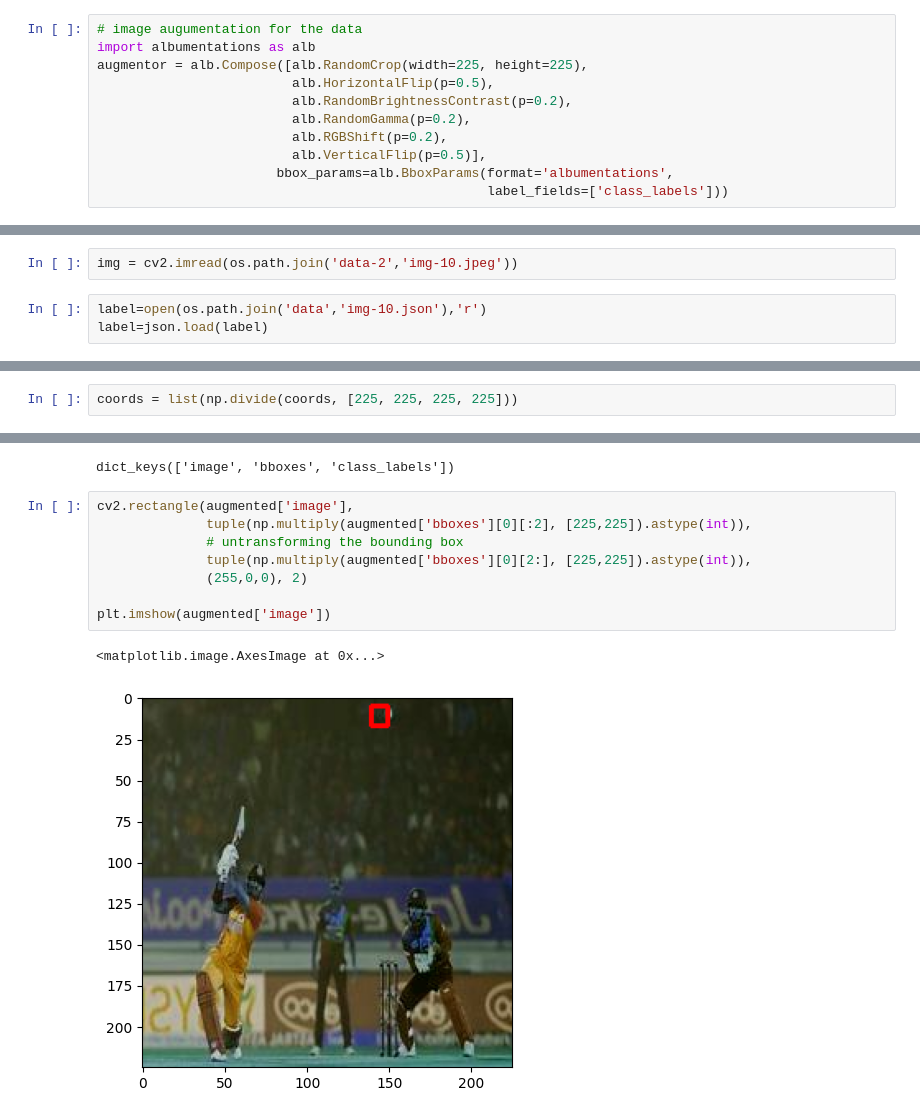
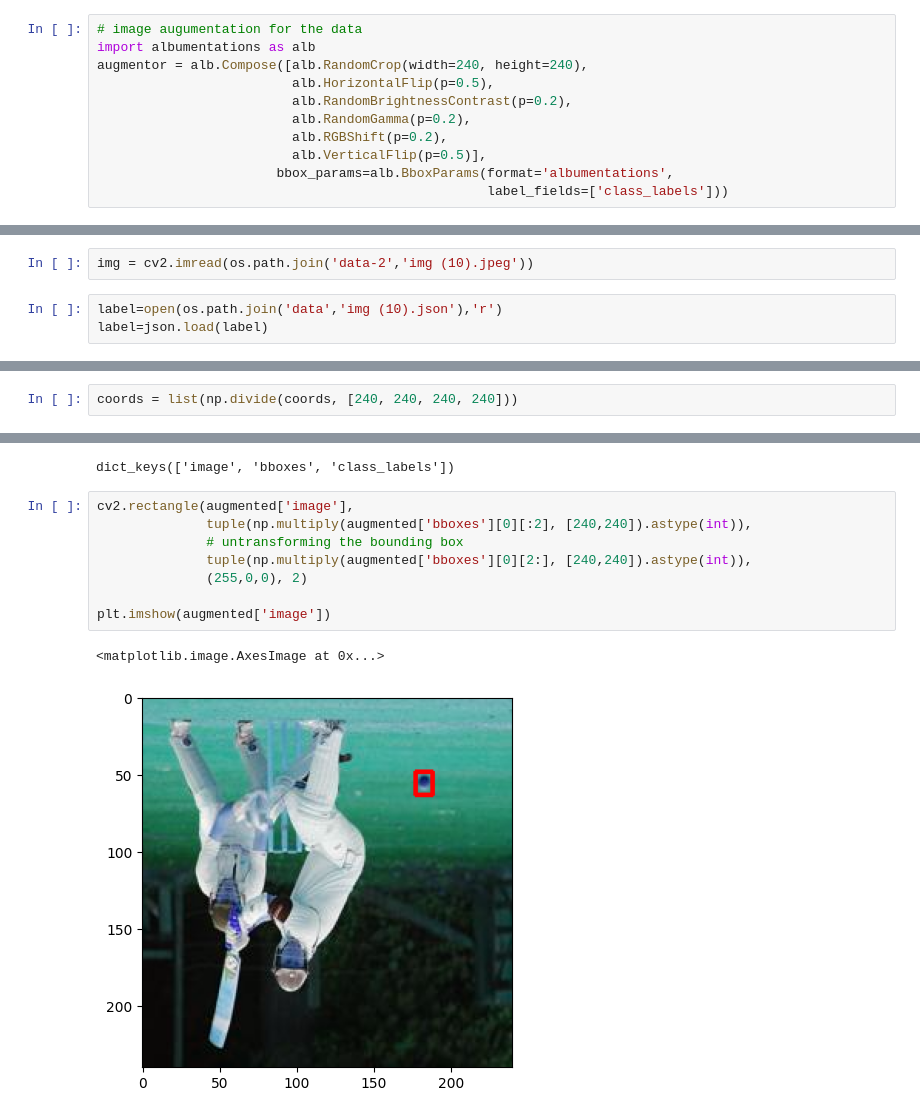
Before and after one commit to avinash84319/object-detection, a Jupyter notebook: augumentation.ipynb, the cells around one changed output, grey strips where cells are left out. Cells and saved outputs as stored; diff of their text form.

```diff
--- a/augumentation.ipynb
+++ b/augumentation.ipynb
@@ -54,7 +54,7 @@ plt.show()
 # %%
 # image augumentation for the data
 import albumentations as alb
-augmentor = alb.Compose([alb.RandomCrop(width=225, height=225),
+augmentor = alb.Compose([alb.RandomCrop(width=240, height=240),
                          alb.HorizontalFlip(p=0.5),
                          alb.RandomBrightnessContrast(p=0.2),
                          alb.RandomGamma(p=0.2),
@@ -66,9 +66,9 @@ augmentor = alb.Compose([alb.RandomCrop(width=225, height=225),
 import cv2
 import os
 # %%
-img = cv2.imread(os.path.join('data-2','img-10.jpeg'))
+img = cv2.imread(os.path.join('data-2','img (10).jpeg'))
 # %%
-label=open(os.path.join('data','img-10.json'),'r')
+label=open(os.path.join('data','img (10).json'),'r')
 label=json.load(label)
 # %%
 label
@@ -94,7 +94,7 @@ coords[1] = label['shapes'][0]['points'][0][1]
 coords[2] = label['shapes'][0]['points'][1][0]
 coords[3] = label['shapes'][0]['points'][1][1]
 # %%
-coords = list(np.divide(coords, [225, 225, 225, 225]))
+coords = list(np.divide(coords, [240, 240, 240, 240]))
 # %%
 coords
 # %% [output]
@@ -110,15 +110,15 @@ augmented.keys()
 dict_keys(['image', 'bboxes', 'class_labels'])
 # %%
 cv2.rectangle(augmented['image'],
-              tuple(np.multiply(augmented['bboxes'][0][:2], [225,225]).astype(int)),
+              tuple(np.multiply(augmented['bboxes'][0][:2], [240,240]).astype(int)),
               # untransforming the bounding box
-              tuple(np.multiply(augmented['bboxes'][0][2:], [225,225]).astype(int)),
+              tuple(np.multiply(augmented['bboxes'][0][2:], [240,240]).astype(int)),
               (255,0,0), 2)
 
 plt.imshow(augmented['image'])
 # %% [output]
 <matplotlib.image.AxesImage at 0x...>
-[figure, old version]
+[figure, new version]
 # %%
 #doing all that for all image in the dataset
 for image in os.listdir(os.path.join('data-2')):
```
Also changed, not shown: parts of 6 cells of this notebook, 7 other files.
